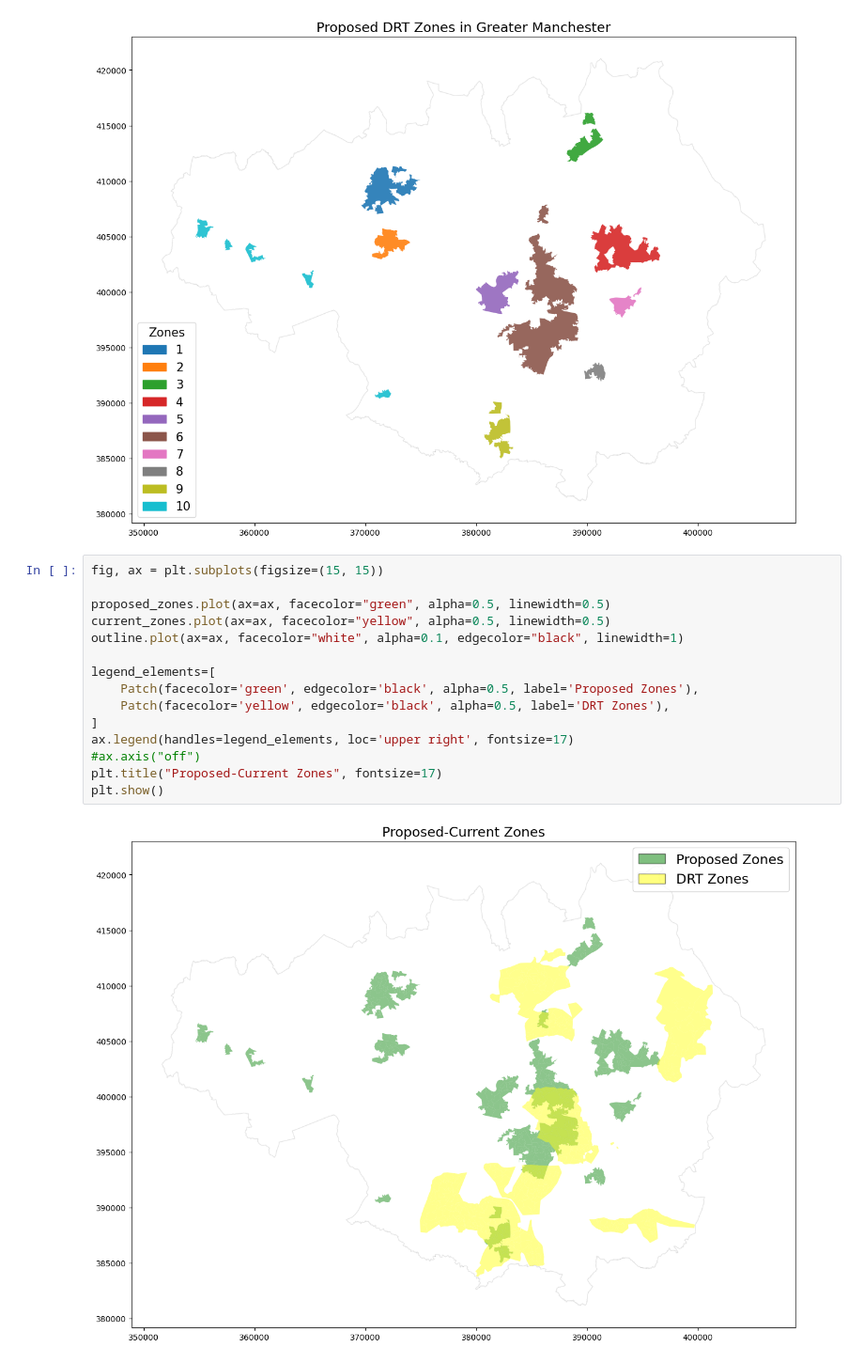
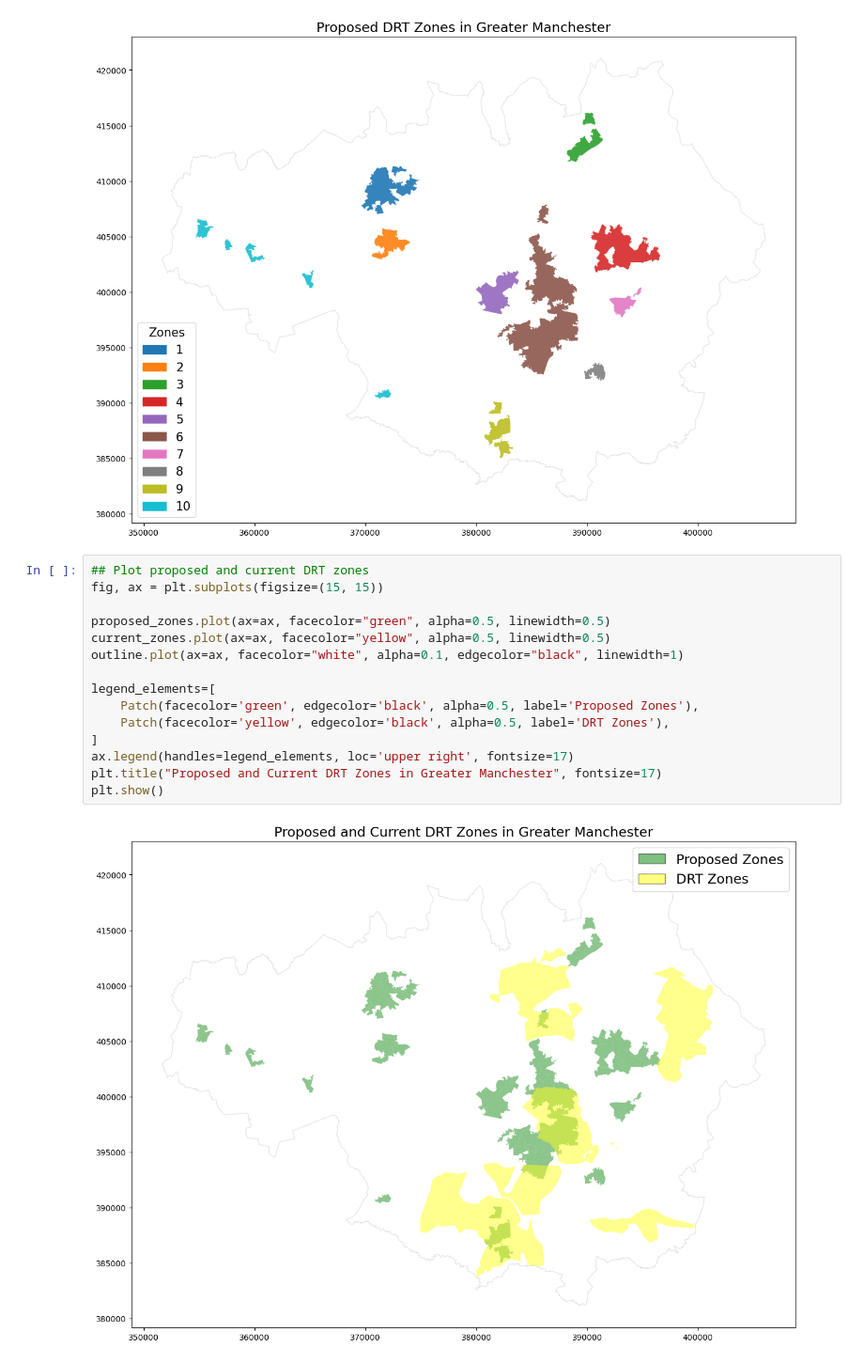
Before and after one commit to krnaskr/Dissertation, a Jupyter notebook: C. Spatial Clustering.ipynb, the cells around one changed output. Shown at 94% size. Saved outputs shown, nothing was run; the diff lists cells and outputs as text.

```diff
--- a/C. Spatial Clustering.ipynb
+++ b/C. Spatial Clustering.ipynb
@@ -239,19 +274,19 @@ ax.set_title("Proposed DRT Zones in Greater Manchester", fontsize=17)
 Text(0.5, 1.0, 'Proposed DRT Zones in Greater Manchester')
 [figure]
 # %%
+## Plot proposed and current DRT zones
 fig, ax = plt.subplots(figsize=(15, 15))
 
 proposed_zones.plot(ax=ax, facecolor="green", alpha=0.5, linewidth=0.5)
 current_zones.plot(ax=ax, facecolor="yellow", alpha=0.5, linewidth=0.5)
 outline.plot(ax=ax, facecolor="white", alpha=0.1, edgecolor="black", linewidth=1)
 
 legend_elements=[
     Patch(facecolor='green', edgecolor='black', alpha=0.5, label='Proposed Zones'),
     Patch(facecolor='yellow', edgecolor='black', alpha=0.5, label='DRT Zones'),
 ]
 ax.legend(handles=legend_elements, loc='upper right', fontsize=17)
-#ax.axis("off")
-plt.title("Proposed-Current Zones", fontsize=17)
+plt.title("Proposed and Current DRT Zones in Greater Manchester", fontsize=17)
 plt.show()
 # %% [output]
-[figure, old version]
+[figure, new version]
```
Also changed, not shown: parts of 11 cells of this notebook, 2 other files.
